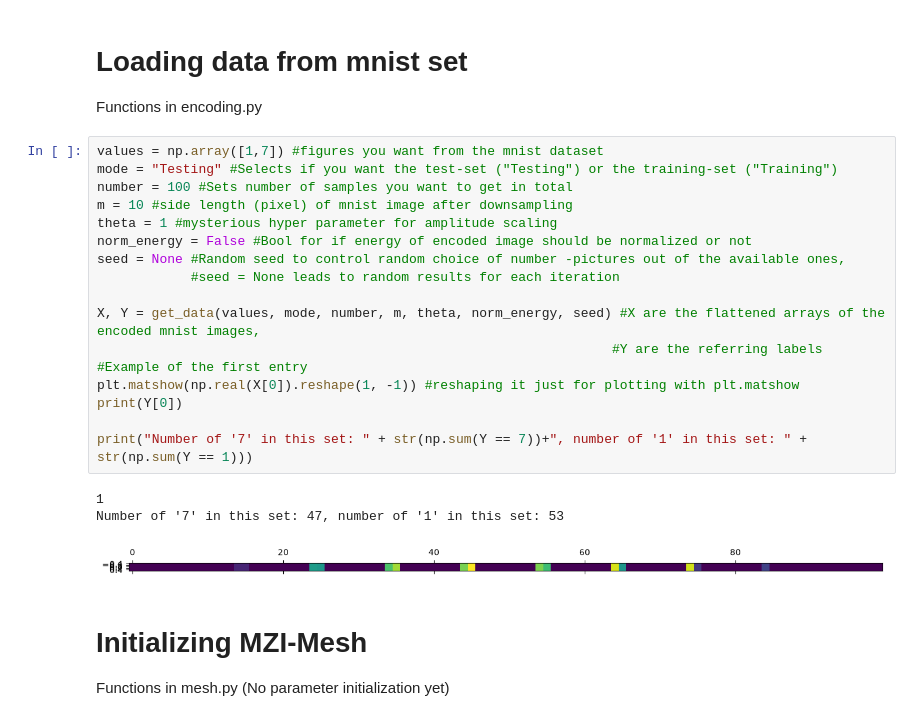
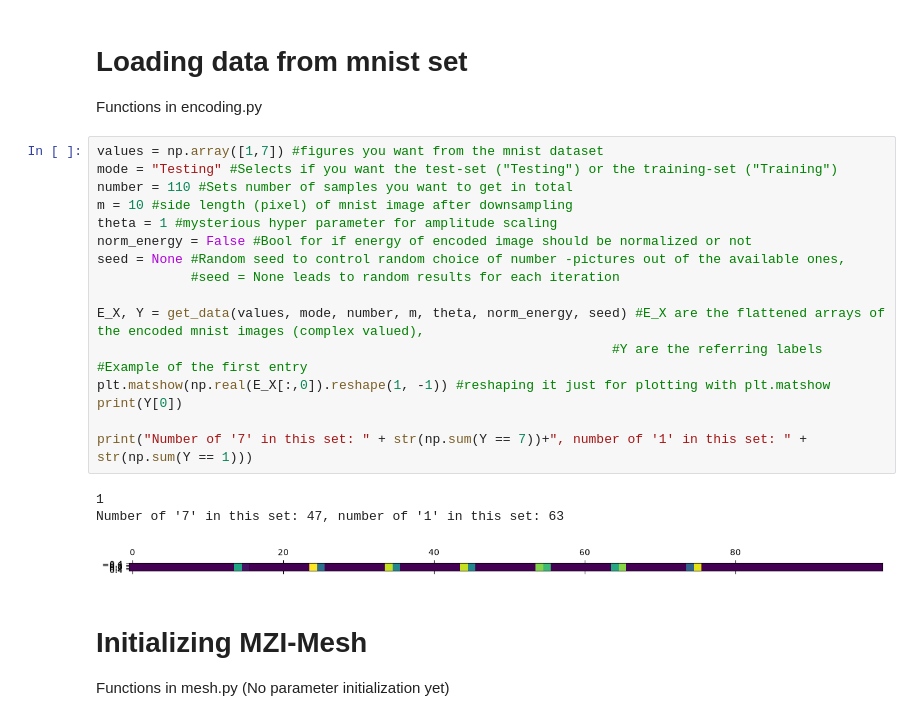
Before and after one commit to kaschdaniel/MANTIS, a Jupyter notebook: Debug.ipynb, the cells around one changed output. Cells and saved outputs as stored; diff of their text form.

```diff
--- a/Debug.ipynb
+++ b/Debug.ipynb
@@ -17,24 +17,24 @@ Functions in encoding.py
 # %%
 values = np.array([1,7]) #figures you want from the mnist dataset
 mode = "Testing" #Selects if you want the test-set ("Testing") or the training-set ("Training")
-number = 100 #Sets number of samples you want to get in total
+number = 110 #Sets number of samples you want to get in total
 m = 10 #side length (pixel) of mnist image after downsampling
 theta = 1 #mysterious hyper parameter for amplitude scaling
 norm_energy = False #Bool for if energy of encoded image should be normalized or not
 seed = None #Random seed to control random choice of number -pictures out of the available ones,
             #seed = None leads to random results for each iteration
 
-X, Y = get_data(values, mode, number, m, theta, norm_energy, seed) #X are the flattened arrays of the encoded mnist images,
+E_X, Y = get_data(values, mode, number, m, theta, norm_energy, seed) #E_X are the flattened arrays of the encoded mnist images (complex valued),
                                                                   #Y are the referring labels
 #Example of the first entry
-plt.matshow(np.real(X[0]).reshape(1, -1)) #reshaping it just for plotting with plt.matshow
+plt.matshow(np.real(E_X[:,0]).reshape(1, -1)) #reshaping it just for plotting with plt.matshow
 print(Y[0])
 
 print("Number of '7' in this set: " + str(np.sum(Y == 7))+", number of '1' in this set: " + str(np.sum(Y == 1)))
 # %% [output]
 1
-Number of '7' in this set: 47, number of '1' in this set: 53
+Number of '7' in this set: 47, number of '1' in this set: 63
-[figure, old version]
+[figure, new version]
 # %% [markdown]
 # Initializing MZI-Mesh
 Functions in mesh.py
```
Also changed, not shown: parts of 9 cells of this notebook, 3 other files.
